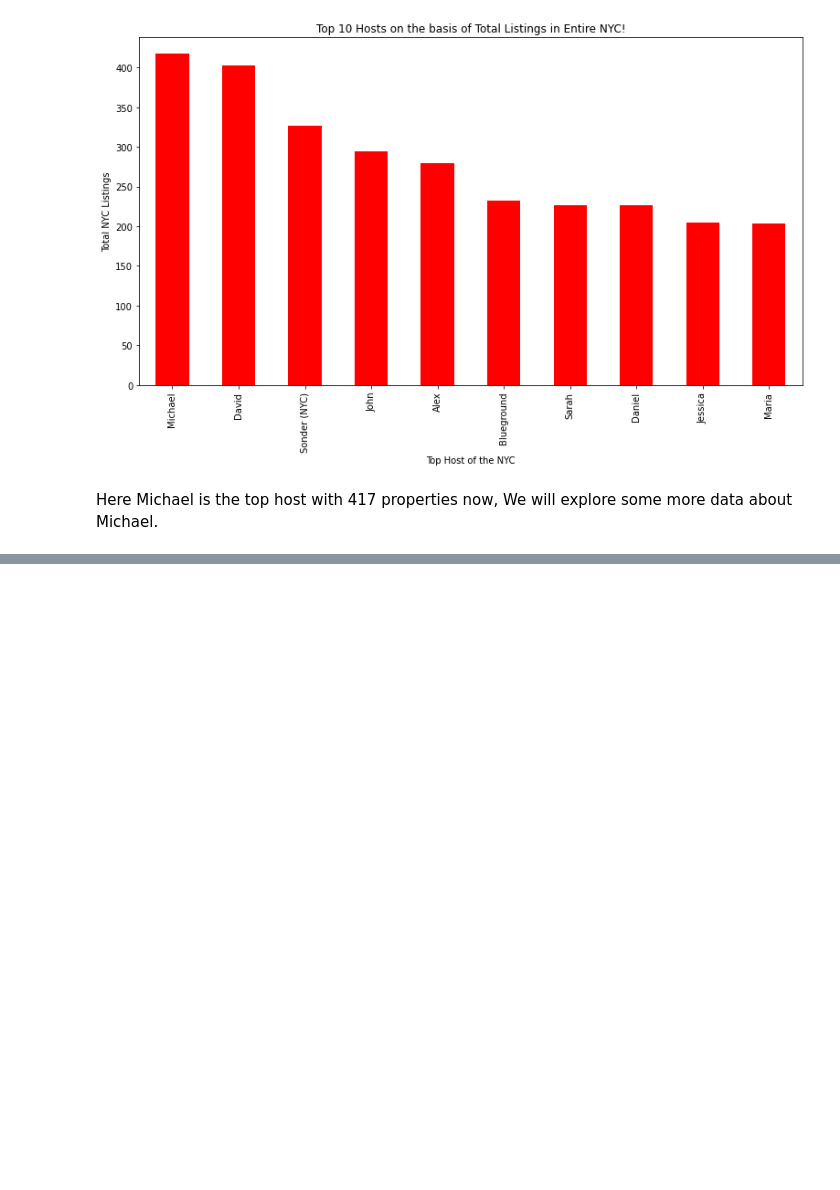
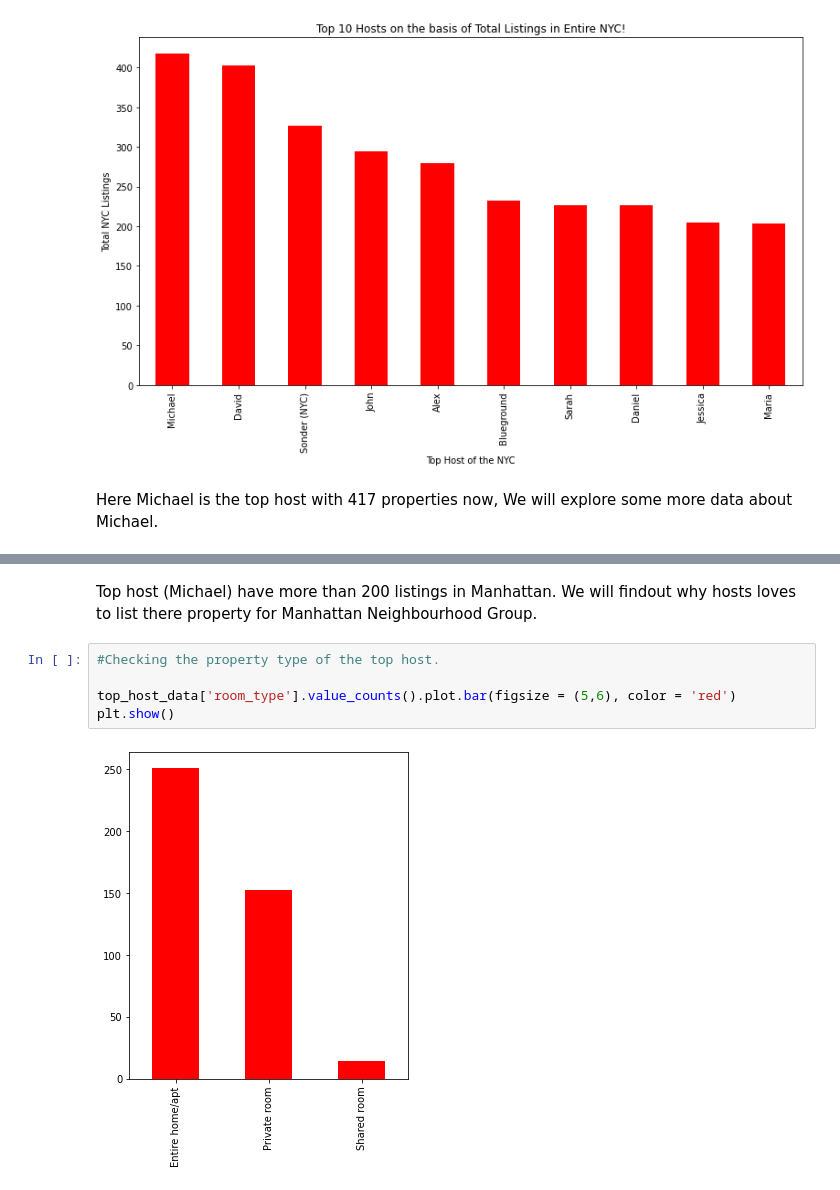
Before and after one commit to ShivanshSingh000/Airbnb-Data-Analysis, a Jupyter notebook: My_Individual_Airbnb_Bookings_Analysis_Project.ipynb, the cells around one changed output, grey strips where cells are left out. Drawn from its saved outputs; the diff is of its cells as text; blank space fills up the shorter version.

```diff
--- a/My_Individual_Airbnb_Bookings_Analysis_Project.ipynb
+++ b/My_Individual_Airbnb_Bookings_Analysis_Project.ipynb
@@ -339,0 +348,9 @@ Here Michael is the top host with 417 properties now, We will explore some more
+# %% [markdown]
+Top host (Michael) have more than 200 listings in Manhattan. We will findout why hosts loves to list there property for Manhattan Neighbourhood Group.
+# %%
+#Checking the property type of the top host.
+
+top_host_data['room_type'].value_counts().plot.bar(figsize = (5,6), color = 'red')
+plt.show()
+# %% [output]
+[figure, added]
```
Also changed, not shown: parts of 11 cells of this notebook.
